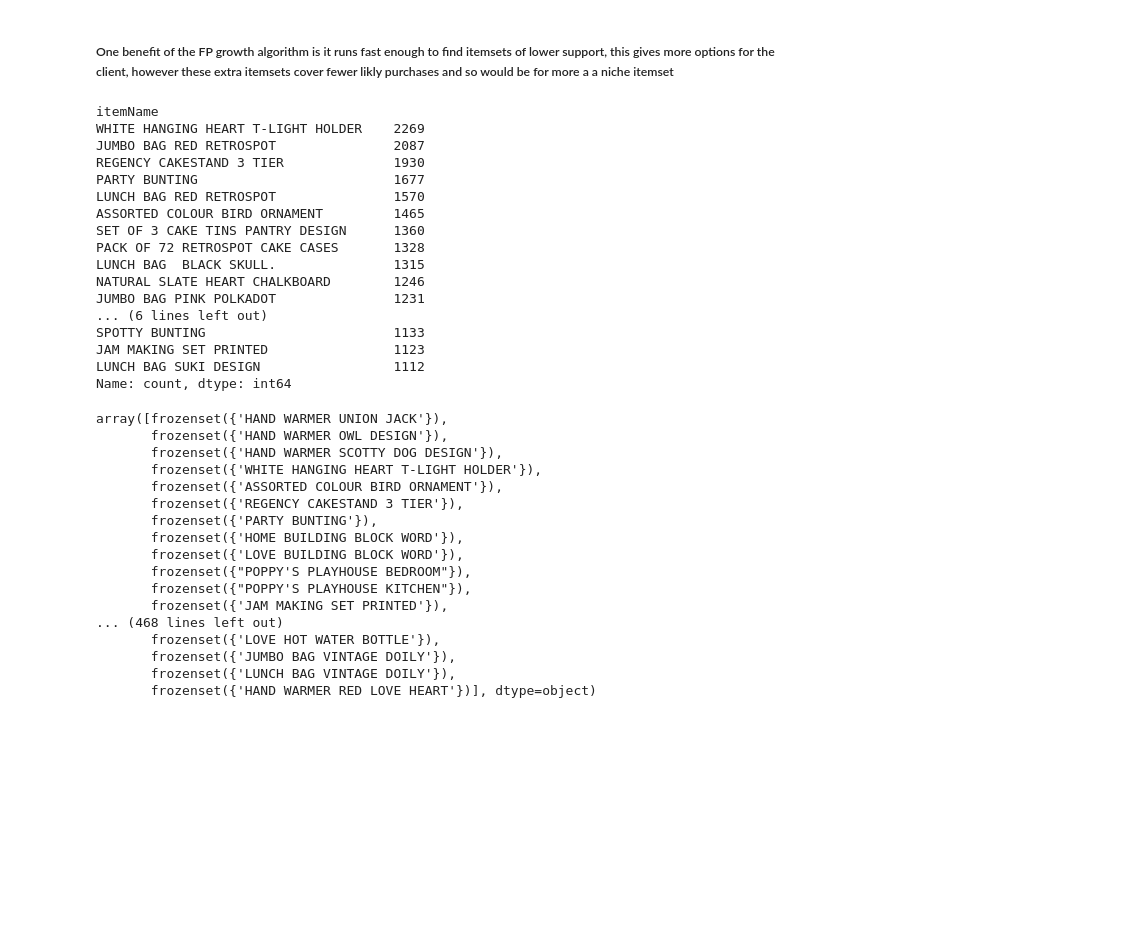
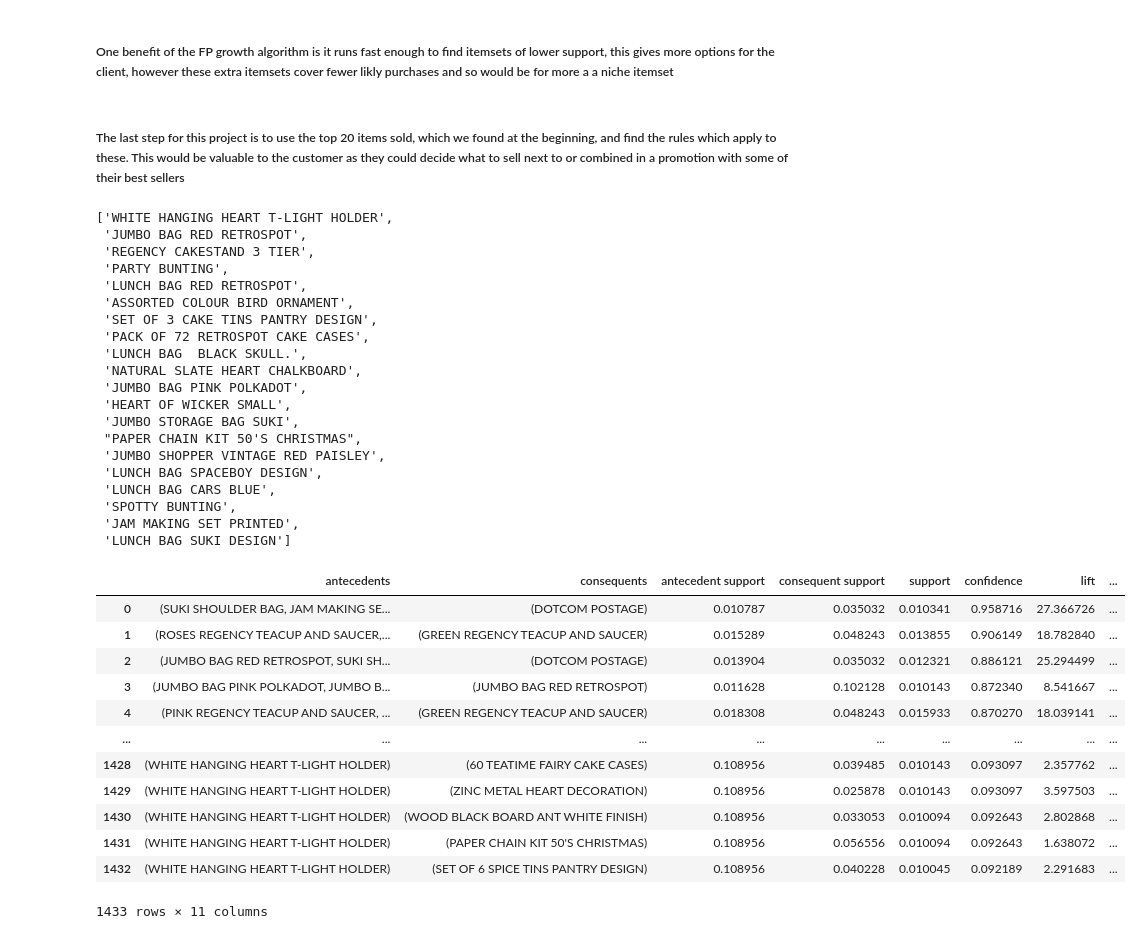
Before and after one commit to arielharris/MBA, a Jupyter notebook: MBA.ipynb, the cells around one changed output. Cells and saved outputs as stored; diff of their text form; code cells hidden in the pictures; blank space fills up the shorter version.

```diff
--- a/MBA.ipynb
+++ b/MBA.ipynb
@@ -271,43 +271,49 @@ rules_fp[(rules_fp['support'] <= 0.02)].sort_values(by=['support'], ascending=Fa
 2840 rows × 11 columns
 # %% [markdown]
 ##### One benefit of the FP growth algorithm is it runs fast enough to find itemsets of lower support, this gives more options for the client, however these extra itemsets cover fewer likly purchases and so would be for more a a niche itemset
+# %% [markdown]
+##### The last step for this project is to use the top 20 items sold, which we found at the beginning, and find the rules which apply to these. This would be valuable to the customer as they could decide what to sell next to or combined in a promotion with some of their best sellers
 # %%
+top20 = top20.index.tolist()
 top20
 # %% [output]
-itemName
-WHITE HANGING HEART T-LIGHT HOLDER    2269
-JUMBO BAG RED RETROSPOT               2087
-REGENCY CAKESTAND 3 TIER              1930
-PARTY BUNTING                         1677
-LUNCH BAG RED RETROSPOT               1570
-ASSORTED COLOUR BIRD ORNAMENT         1465
-SET OF 3 CAKE TINS PANTRY DESIGN      1360
-PACK OF 72 RETROSPOT CAKE CASES       1328
-LUNCH BAG  BLACK SKULL.               1315
-NATURAL SLATE HEART CHALKBOARD        1246
-JUMBO BAG PINK POLKADOT               1231
-... (6 lines left out)
-SPOTTY BUNTING                        1133
-JAM MAKING SET PRINTED                1123
-LUNCH BAG SUKI DESIGN                 1112
-Name: count, dtype: int64
+['WHITE HANGING HEART T-LIGHT HOLDER',
+ 'JUMBO BAG RED RETROSPOT',
+ 'REGENCY CAKESTAND 3 TIER',
+ 'PARTY BUNTING',
+ 'LUNCH BAG RED RETROSPOT',
+ 'ASSORTED COLOUR BIRD ORNAMENT',
+ 'SET OF 3 CAKE TINS PANTRY DESIGN',
+ 'PACK OF 72 RETROSPOT CAKE CASES',
+ 'LUNCH BAG  BLACK SKULL.',
+ 'NATURAL SLATE HEART CHALKBOARD',
+ 'JUMBO BAG PINK POLKADOT',
+ 'HEART OF WICKER SMALL',
+ 'JUMBO STORAGE BAG SUKI',
+ "PAPER CHAIN KIT 50'S CHRISTMAS",
+ 'JUMBO SHOPPER VINTAGE RED PAISLEY',
+ 'LUNCH BAG SPACEBOY DESIGN',
+ 'LUNCH BAG CARS BLUE',
+ 'SPOTTY BUNTING',
+ 'JAM MAKING SET PRINTED',
+ 'LUNCH BAG SUKI DESIGN']
-# %%
-rules_fp['antecedents'].unique()
-# %% [output]
-array([frozenset({'HAND WARMER UNION JACK'}),
-       frozenset({'HAND WARMER OWL DESIGN'}),
-       frozenset({'HAND WARMER SCOTTY DOG DESIGN'}),
-       frozenset({'WHITE HANGING HEART T-LIGHT HOLDER'}),
-       frozenset({'ASSORTED COLOUR BIRD ORNAMENT'}),
-       frozenset({'REGENCY CAKESTAND 3 TIER'}),
-       frozenset({'PARTY BUNTING'}),
-       frozenset({'HOME BUILDING BLOCK WORD'}),
-       frozenset({'LOVE BUILDING BLOCK WORD'}),
-       frozenset({"POPPY'S PLAYHOUSE BEDROOM"}),
-       frozenset({"POPPY'S PLAYHOUSE KITCHEN"}),
-       frozenset({'JAM MAKING SET PRINTED'}),
-... (468 lines left out)
-       frozenset({'LOVE HOT WATER BOTTLE'}),
-       frozenset({'JUMBO BAG VINTAGE DOILY'}),
-       frozenset({'LUNCH BAG VINTAGE DOILY'}),
-       frozenset({'HAND WARMER RED LOVE HEART'})], dtype=object)
+# %%
+match = set(top20)
+rules_fp['match'] = [not match.isdisjoint(x) for x in rules_fp['antecedents']]
+# %%
+top20_rules = rules_fp[rules_fp['match']==True].drop(columns='match').reset_index(drop=True)
+top20_rules.sort_values(by=['confidence'], ascending=False).reset_index(drop=True)
+# %% [output]
+|  | antecedents | consequents | antecedent support | consequent support | support | confidence | lift | ... |
+| 0 | (SUKI SHOULDER BAG, JAM MAKING SE... | (DOTCOM POSTAGE) | 0.010787 | 0.035032 | 0.010341 | 0.958716 | 27.366726 | ... |
+| 1 | (ROSES REGENCY TEACUP AND SAUCER,... | (GREEN REGENCY TEACUP AND SAUCER) | 0.015289 | 0.048243 | 0.013855 | 0.906149 | 18.782840 | ... |
+| 2 | (JUMBO BAG RED RETROSPOT, SUKI SH... | (DOTCOM POSTAGE) | 0.013904 | 0.035032 | 0.012321 | 0.886121 | 25.294499 | ... |
+| 3 | (JUMBO BAG PINK POLKADOT, JUMBO B... | (JUMBO BAG RED RETROSPOT) | 0.011628 | 0.102128 | 0.010143 | 0.872340 | 8.541667 | ... |
+| 4 | (PINK REGENCY TEACUP AND SAUCER, ... | (GREEN REGENCY TEACUP AND SAUCER) | 0.018308 | 0.048243 | 0.015933 | 0.870270 | 18.039141 | ... |
+| ... | ... | ... | ... | ... | ... | ... | ... | ... |
+| 1428 | (WHITE HANGING HEART T-LIGHT HOLDER) | (60 TEATIME FAIRY CAKE CASES) | 0.108956 | 0.039485 | 0.010143 | 0.093097 | 2.357762 | ... |
+| 1429 | (WHITE HANGING HEART T-LIGHT HOLDER) | (ZINC METAL HEART DECORATION) | 0.108956 | 0.025878 | 0.010143 | 0.093097 | 3.597503 | ... |
+| 1430 | (WHITE HANGING HEART T-LIGHT HOLDER) | (WOOD BLACK BOARD ANT WHITE FINISH) | 0.108956 | 0.033053 | 0.010094 | 0.092643 | 2.802868 | ... |
+| 1431 | (WHITE HANGING HEART T-LIGHT HOLDER) | (PAPER CHAIN KIT 50'S CHRISTMAS) | 0.108956 | 0.056556 | 0.010094 | 0.092643 | 1.638072 | ... |
+| 1432 | (WHITE HANGING HEART T-LIGHT HOLDER) | (SET OF 6 SPICE TINS PANTRY DESIGN) | 0.108956 | 0.040228 | 0.010045 | 0.092189 | 2.291683 | ... |
+1433 rows × 11 columns
```
Also changed, not shown: parts of 1 cell of this notebook.
